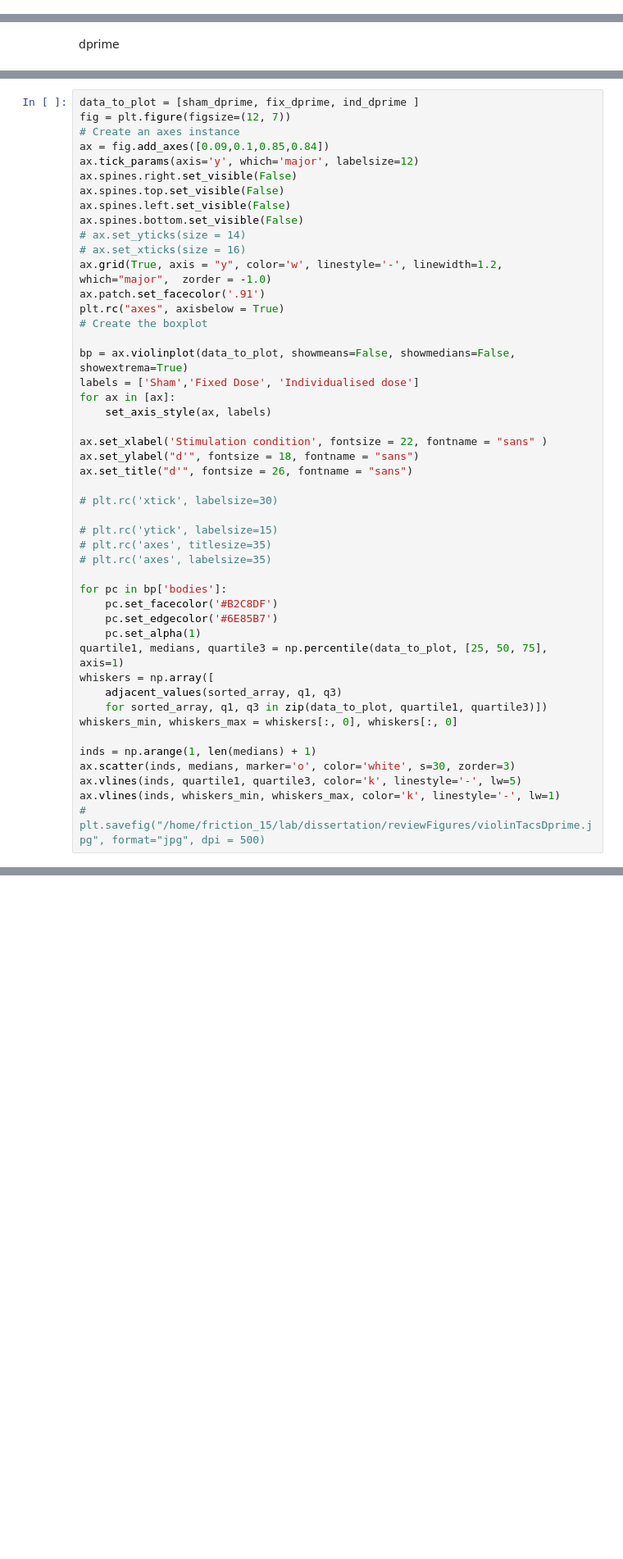
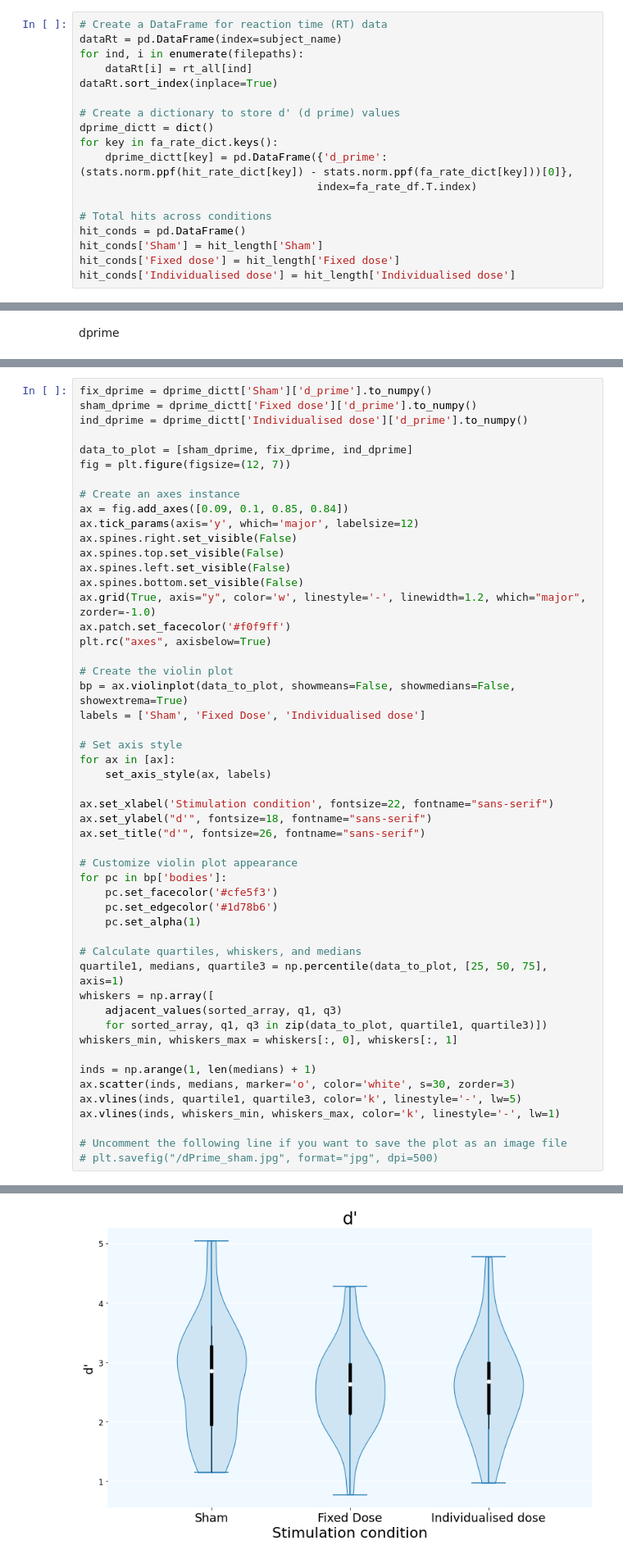
Before and after one commit to hmnn-lab/individualized_tES, a Jupyter notebook: tacsBehaviouralAnalysis.ipynb, the cells around one changed output, grey strips where cells are left out. Shown at 82% size. Drawn from its saved outputs; the diff is of its cells as text; blank space fills up the shorter version.

```diff
--- a/tacsBehaviouralAnalysis.ipynb
+++ b/tacsBehaviouralAnalysis.ipynb
@@ -132 +147,19 @@ total stimulation duration
+# %%
+# Create a DataFrame for reaction time (RT) data
+dataRt = pd.DataFrame(index=subject_name)
+for ind, i in enumerate(filepaths):
+    dataRt[i] = rt_all[ind]
+dataRt.sort_index(inplace=True)
+
+# Create a dictionary to store d' (d prime) values
+dprime_dictt = dict()
+for key in fa_rate_dict.keys():
+    dprime_dictt[key] = pd.DataFrame({'d_prime': (stats.norm.ppf(hit_rate_dict[key]) - stats.norm.ppf(fa_rate_dict[key]))[0]},
+                                     index=fa_rate_df.T.index)
+
+# Total hits across conditions
+hit_conds = pd.DataFrame()
+hit_conds['Sham'] = hit_length['Sham']
+hit_conds['Fixed dose'] = hit_length['Fixed dose']
+hit_conds['Individualised dose'] = hit_length['Individualised dose']
 # %%
@@ -385,47 +520,52 @@ ind_dprime = dprime_dictt['Individualised dose']['d_prime'].to_numpy()
 # %%
-data_to_plot = [sham_dprime, fix_dprime, ind_dprime ]
+fix_dprime = dprime_dictt['Sham']['d_prime'].to_numpy()
+sham_dprime = dprime_dictt['Fixed dose']['d_prime'].to_numpy()
+ind_dprime = dprime_dictt['Individualised dose']['d_prime'].to_numpy()
+
+data_to_plot = [sham_dprime, fix_dprime, ind_dprime]
 fig = plt.figure(figsize=(12, 7))
+
 # Create an axes instance
-ax = fig.add_axes([0.09,0.1,0.85,0.84])
+ax = fig.add_axes([0.09, 0.1, 0.85, 0.84])
 ax.tick_params(axis='y', which='major', labelsize=12)
 ax.spines.right.set_visible(False)
 ax.spines.top.set_visible(False)
 ax.spines.left.set_visible(False)
 ax.spines.bottom.set_visible(False)
-# ax.set_yticks(size = 14)
-# ax.set_xticks(size = 16)
-ax.grid(True, axis = "y", color='w', linestyle='-', linewidth=1.2, which="major",  zorder = -1.0)
-ax.patch.set_facecolor('.91')
-plt.rc("axes", axisbelow = True)
-# Create the boxplot
+ax.grid(True, axis="y", color='w', linestyle='-', linewidth=1.2, which="major", zorder=-1.0)
+ax.patch.set_facecolor('#f0f9ff')
+plt.rc("axes", axisbelow=True)
 
+# Create the violin plot
 bp = ax.violinplot(data_to_plot, showmeans=False, showmedians=False, showextrema=True)
-labels = ['Sham','Fixed Dose', 'Individualised dose']
+labels = ['Sham', 'Fixed Dose', 'Individualised dose']
+
+# Set axis style
 for ax in [ax]:
     set_axis_style(ax, labels)
 
-ax.set_xlabel('Stimulation condition', fontsize = 22, fontname = "sans" )
-ax.set_ylabel("d'", fontsize = 18, fontname = "sans")
-ax.set_title("d'", fontsize = 26, fontname = "sans")
+ax.set_xlabel('Stimulation condition', fontsize=22, fontname="sans-serif")
+ax.set_ylabel("d'", fontsize=18, fontname="sans-serif")
+ax.set_title("d'", fontsize=26, fontname="sans-serif")
 
-# plt.rc('xtick', labelsize=30)
+# Customize violin plot appearance
+for pc in bp['bodies']:
+    pc.set_facecolor('#cfe5f3')
+    pc.set_edgecolor('#1d78b6')
+    pc.set_alpha(1)
 
-# plt.rc('ytick', labelsize=15)
-# plt.rc('axes', titlesize=35)
-# plt.rc('axes', labelsize=35)
-
-for pc in bp['bodies']:
-    pc.set_facecolor('#B2C8DF')
-    pc.set_edgecolor('#6E85B7')
-    pc.set_alpha(1)
+# Calculate quartiles, whiskers, and medians
 quartile1, medians, quartile3 = np.percentile(data_to_plot, [25, 50, 75], axis=1)
 whiskers = np.array([
     adjacent_values(sorted_array, q1, q3)
     for sorted_array, q1, q3 in zip(data_to_plot, quartile1, quartile3)])
-whiskers_min, whiskers_max = whiskers[:, 0], whiskers[:, 0]
+whiskers_min, whiskers_max = whiskers[:, 0], whiskers[:, 1]
 
 inds = np.arange(1, len(medians) + 1)
 ax.scatter(inds, medians, marker='o', color='white', s=30, zorder=3)
 ax.vlines(inds, quartile1, quartile3, color='k', linestyle='-', lw=5)
 ax.vlines(inds, whiskers_min, whiskers_max, color='k', linestyle='-', lw=1)
-# plt.savefig("/home/friction_15/lab/dissertation/reviewFigures/violinTacsDprime.jpg", format="jpg", dpi = 500)
+
+# Uncomment the following line if you want to save the plot as an image file
+# plt.savefig("/dPrime_sham.jpg", format="jpg", dpi=500)
+# %% [output]
@@ -432,3 +573,4 @@ ax.vlines(inds, whiskers_min, whiskers_max, color='k', linestyle='-', lw=1)
+[figure, added]
 # %%
 acc_fix = acc_dict["Fixed dose"]
 acc_ind = acc_dict["Individualised dose"]
```
Also changed, not shown: parts of 40 cells of this notebook, 3 other files.
